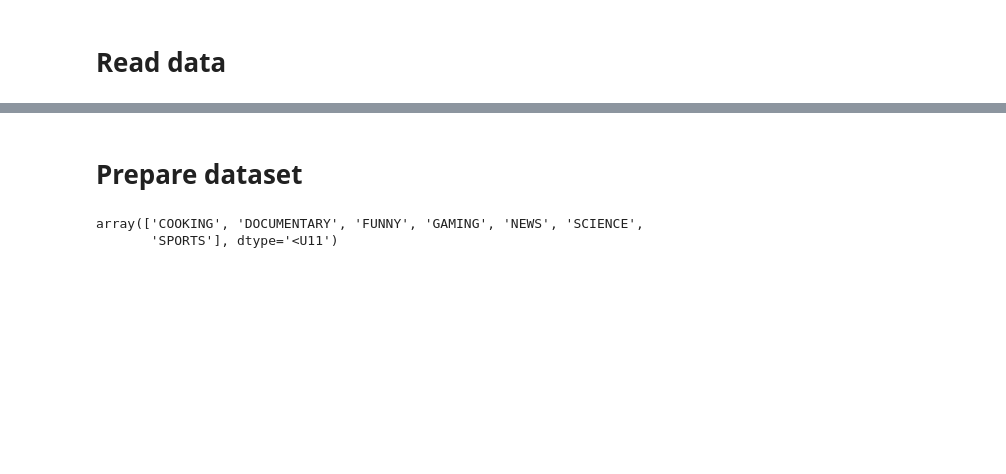
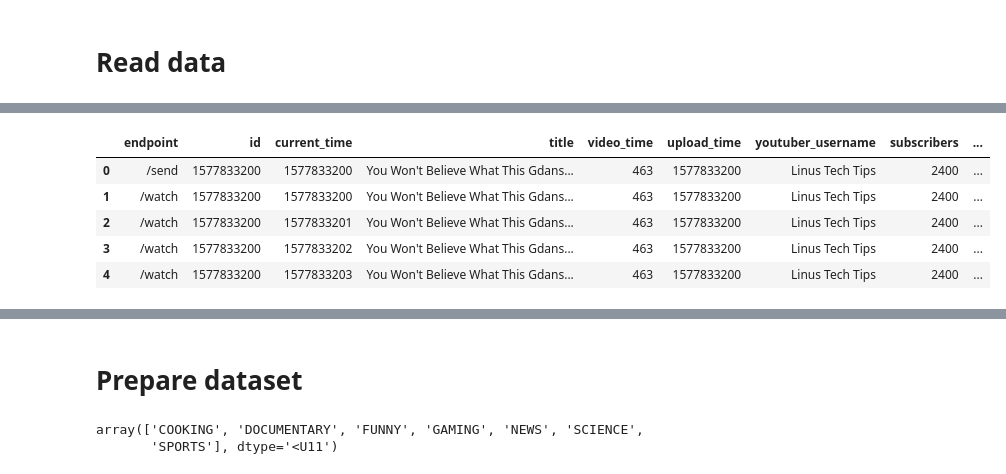
Before and after one commit to AGH-SISI-2022/ml-component, a Jupyter notebook: first_experiments.ipynb, the cells around one changed output, grey strips where cells are left out. Drawn from its saved outputs; the diff is of its cells as text; code cells hidden in the pictures; blank space fills up the shorter version.

```diff
--- a/first_experiments.ipynb
+++ b/first_experiments.ipynb
@@ -38 +21,10 @@ all_data
+# %%
+all_data.head()
+# %% [output]
+|  | endpoint | id | current_time | title | video_time | upload_time | youtuber_username | subscribers | ... |
+| 0 | /send | 1577833200 | 1577833200 | You Won't Believe What This Gdans... | 463 | 1577833200 | Linus Tech Tips | 2400 | ... |
+| 1 | /watch | 1577833200 | 1577833200 | You Won't Believe What This Gdans... | 463 | 1577833200 | Linus Tech Tips | 2400 | ... |
+| 2 | /watch | 1577833200 | 1577833201 | You Won't Believe What This Gdans... | 463 | 1577833200 | Linus Tech Tips | 2400 | ... |
+| 3 | /watch | 1577833200 | 1577833202 | You Won't Believe What This Gdans... | 463 | 1577833200 | Linus Tech Tips | 2400 | ... |
+| 4 | /watch | 1577833200 | 1577833203 | You Won't Believe What This Gdans... | 463 | 1577833200 | Linus Tech Tips | 2400 | ... |
 # %%
```
Also changed, not shown: parts of 4 cells of this notebook, 1 other file.
